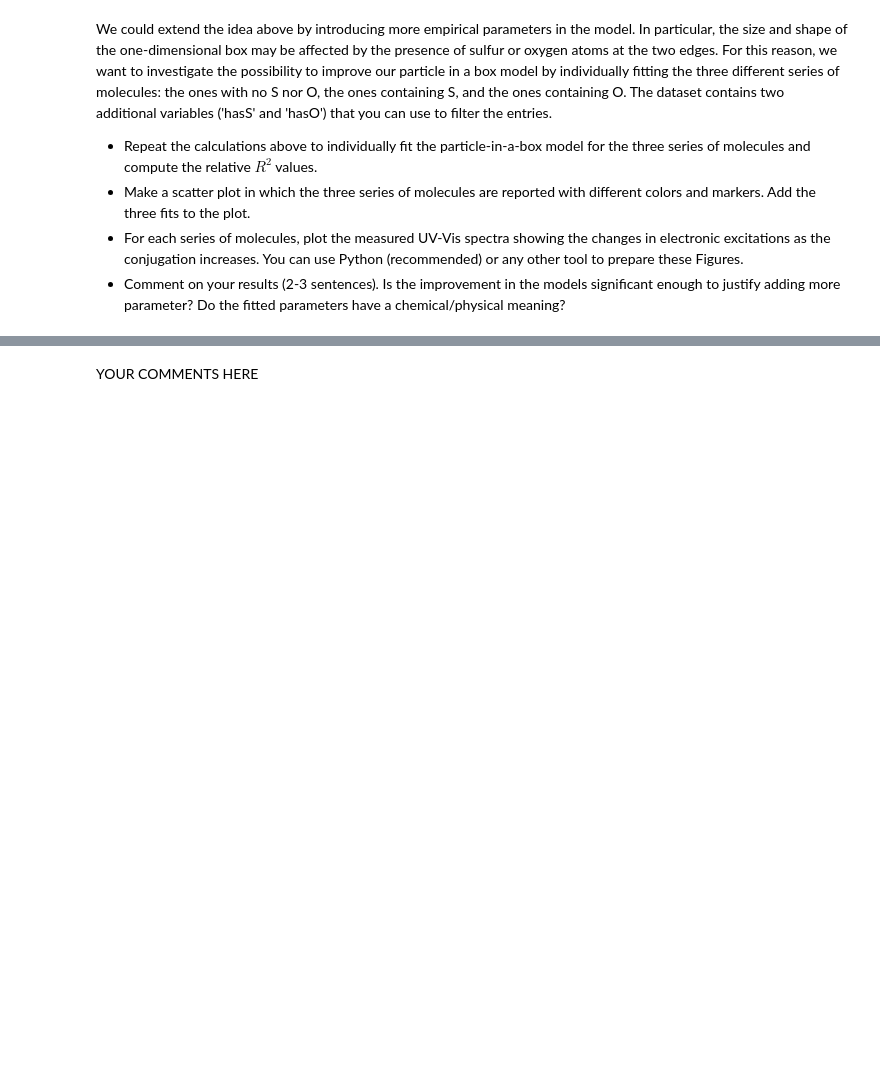
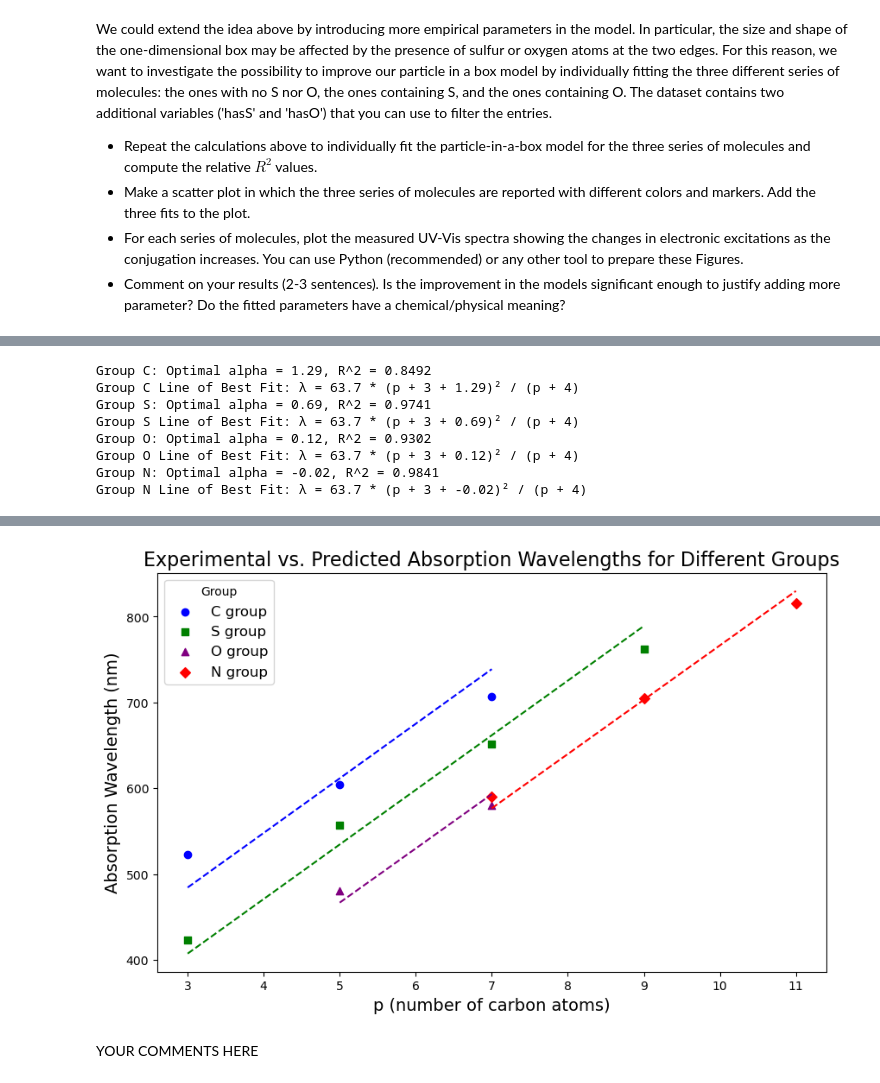
Before and after one commit to DavidShreve/PChemLab, a Jupyter notebook: ParticleBox_Worksheet.ipynb, the cells around one changed output, grey strips where cells are left out. Drawn from its saved outputs; the diff is of its cells as text; code cells hidden in the pictures; blank space fills up the shorter version.

```diff
--- a/ParticleBox_Worksheet.ipynb
+++ b/ParticleBox_Worksheet.ipynb
@@ -195,0 +301,74 @@ We could extend the idea above by introducing more empirical parameters in the m
+# %%
+import numpy as np
+import pandas as pd
+import matplotlib.pyplot as plt
+from scipy.optimize import minimize
+
+# Function for the free electron model with alpha
+def lambda_FE(p, alpha=0.):
+    return 63.7 * (p + 3 + alpha)**2 / (p + 4)
+
+# Function to compute the RSS
+def compute_rss(alpha, dyes_data):
+    dyes_data.loc[:, 'lambda_FE'] = dyes_data['p'].apply(lambda x: lambda_FE(x, alpha))
+    rss = np.sum((dyes_data['lambda_exp'] - dyes_data['lambda_FE'])**2)
+    return rss
+
+# Function to optimize alpha and fit the model for each group
+def fit_model_for_group(group_data):
+    # Minimize the RSS for the current group
+    result = minimize(compute_rss, 0, args=(group_data,))
+    optimal_alpha = result.x[0]
+
+    # Apply the optimal alpha to compute the model predictions
+    group_data.loc[:, 'lambda_FE'] = group_data['p'].apply(lambda x: lambda_FE(x, optimal_alpha))
+
+    # Return the optimal alpha and the group data with the lambda_FE column
+    return optimal_alpha, group_data
+
+# Filter and fit the model for the four groups (C, S, O, N)
+groups = ['C', 'S', 'O', 'N']
+
+# Create the plot
+plt.figure(figsize=(10, 6))
+
+# Define colors and markers for each group
+colors = {'C': 'blue', 'S': 'green', 'O': 'purple', 'N': 'red'}
+markers = {'C': 'o', 'S': 's', 'O': '^', 'N': 'D'}
+
+for group in groups:
+    group_data = dyes_data[dyes_data['group'] == group]
+    optimal_alpha, group_data = fit_model_for_group(group_data)
+
+    # Plot the points for the group
+    plt.scatter(group_data['p'], group_data['lambda_exp'], color=colors[group], marker=markers[group], label=f'{group} group')
+
+    # Plot the trendline for the group
+    p_values = np.linspace(min(group_data['p']), max(group_data['p']), 100)
+    lambda_FE_values = lambda_FE(p_values, optimal_alpha)
+    plt.plot(p_values, lambda_FE_values, color=colors[group], linestyle='--')
+
+    # Print the fitted model and R-squared value for each group
+    rss = compute_rss(optimal_alpha, group_data)
+    tss = np.sum((group_data['lambda_exp'] - group_data['lambda_exp'].mean())**2)
+    r_squared = 1 - rss / tss
+    print(f"Group {group}: Optimal alpha = {optimal_alpha:.2f}, R^2 = {r_squared:.4f}")
+    print(f"Group {group} Line of Best Fit: λ = {63.7} * (p + 3 + {optimal_alpha:.2f})² / (p + 4)")
+
+# Adding labels, title, and legend
+plt.xlabel('p (number of carbon atoms)', fontsize=14)
+plt.ylabel('Absorption Wavelength (nm)', fontsize=14)
+plt.title('Experimental vs. Predicted Absorption Wavelengths for Different Groups', fontsize=16)
+plt.legend(title='Group', fontsize=12)
+
+# Show the plot
+plt.show()
+# %% [output]
+Group C: Optimal alpha = 1.29, R^2 = 0.8492
+Group C Line of Best Fit: λ = 63.7 * (p + 3 + 1.29)² / (p + 4)
+Group S: Optimal alpha = 0.69, R^2 = 0.9741
+Group S Line of Best Fit: λ = 63.7 * (p + 3 + 0.69)² / (p + 4)
+Group O: Optimal alpha = 0.12, R^2 = 0.9302
+Group O Line of Best Fit: λ = 63.7 * (p + 3 + 0.12)² / (p + 4)
+Group N: Optimal alpha = -0.02, R^2 = 0.9841
+Group N Line of Best Fit: λ = 63.7 * (p + 3 + -0.02)² / (p + 4)
@@ -196,3 +395,4 @@ We could extend the idea above by introducing more empirical parameters in the m
+[figure, added]
 # %% [markdown]
 YOUR COMMENTS HERE
 # %% [markdown]
```
Also changed, not shown: parts of 2 cells of this notebook.
